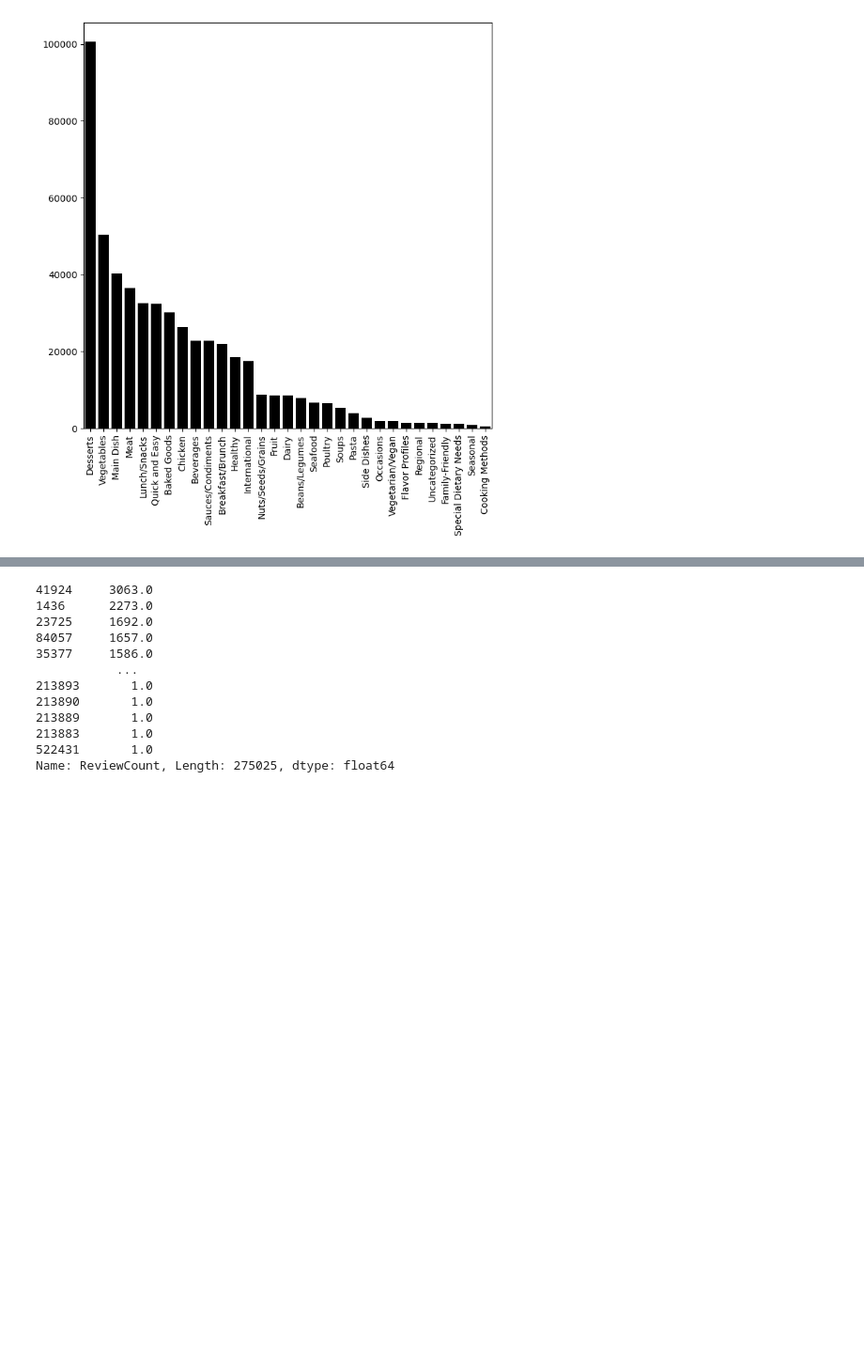
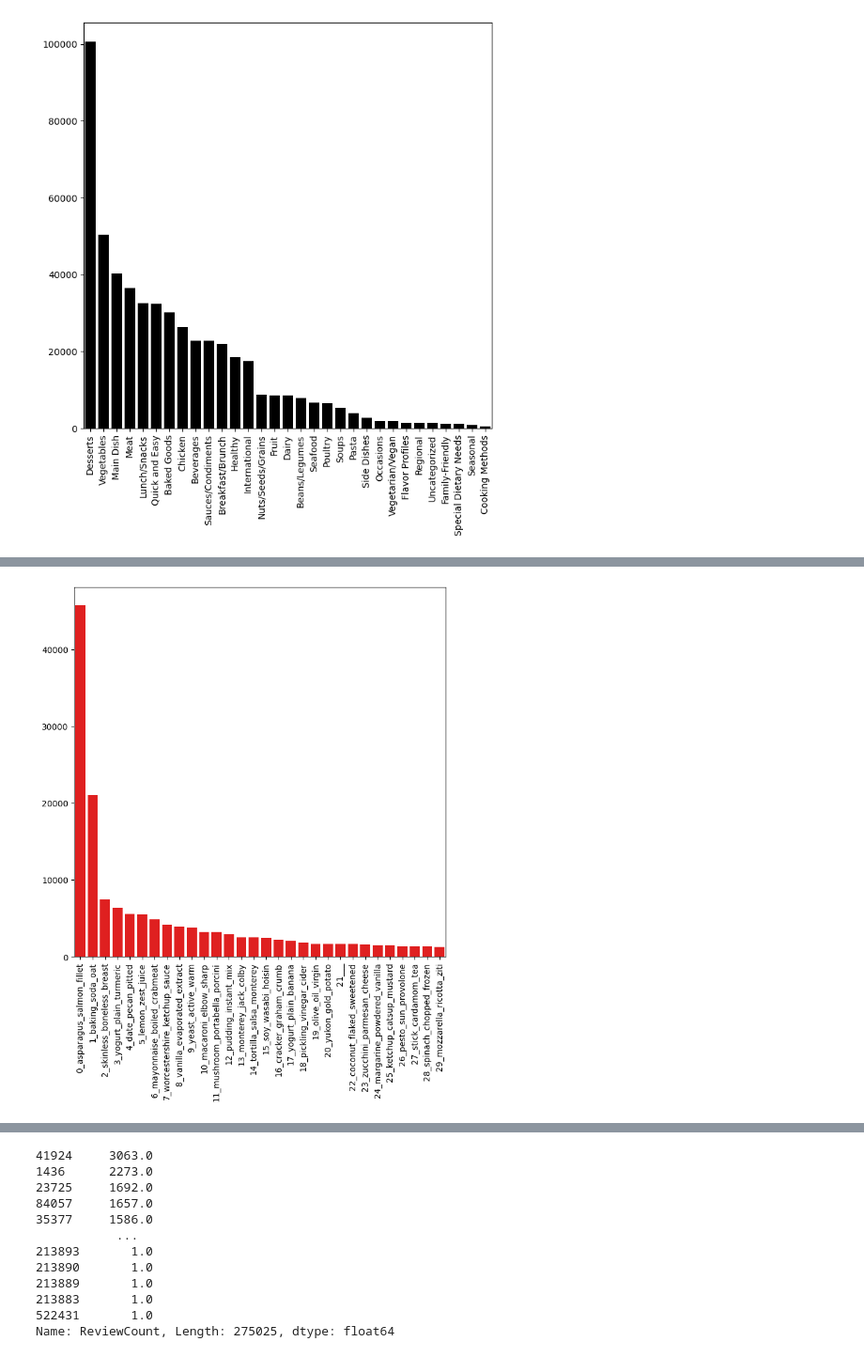
Before and after one commit to amirkiaml/DeepChef-BSTN-Capstone, a Jupyter notebook: EDA.ipynb, the cells around one changed output, grey strips where cells are left out. Shown at 94% size. Cells and saved outputs as stored; diff of their text form; code cells hidden in the pictures; blank space fills up the shorter version.

```diff
--- a/EDA.ipynb
+++ b/EDA.ipynb
@@ -106,0 +148,5 @@ plt.xticks(rotation=90);
+# %%
+# Topic -1 is the uncategorized topic. Since it take a huge portion of data, lt's drop it for vizualization purpouses
+# Also we have 300 topics, which is hard to capture using a barplot. I'll choose the top 30.
+bertopics = recipes.drop(recipes[recipes['BerTopics'] == '-1_pepper_onion_garlic'].index, inplace=False)['BerTopics'].value_counts()
+bertopics
@@ -106,0 +166,6 @@ plt.xticks(rotation=90);
+# %%
+plt.figure(figsize=(8,8))
+sns.barplot(x=bertopics[:30].index,y=bertopics[:30].values,color='red')
+plt.xticks(rotation=90);
+# %% [output]
+[figure, added]
```
Also changed, not shown: parts of 123 cells of this notebook.
